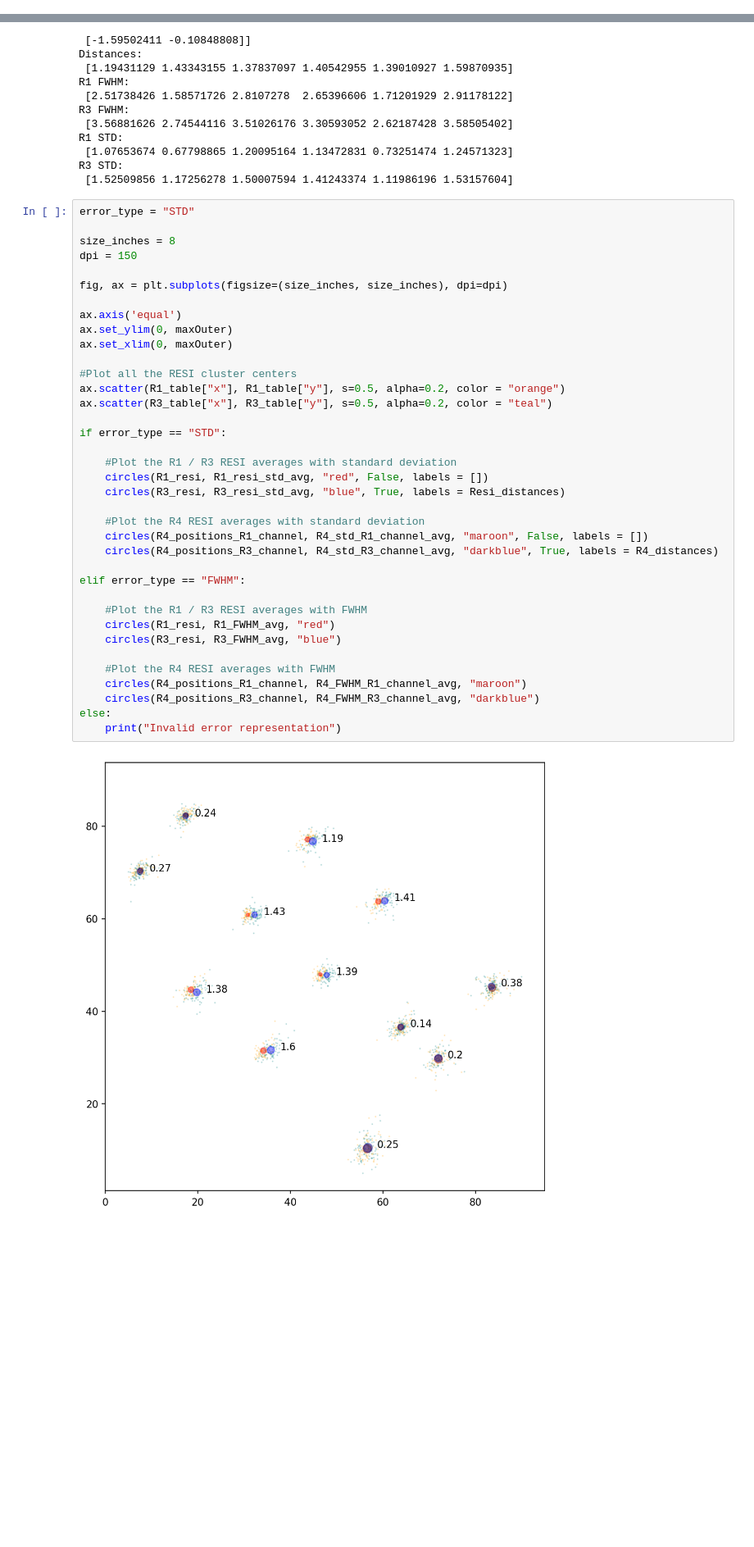
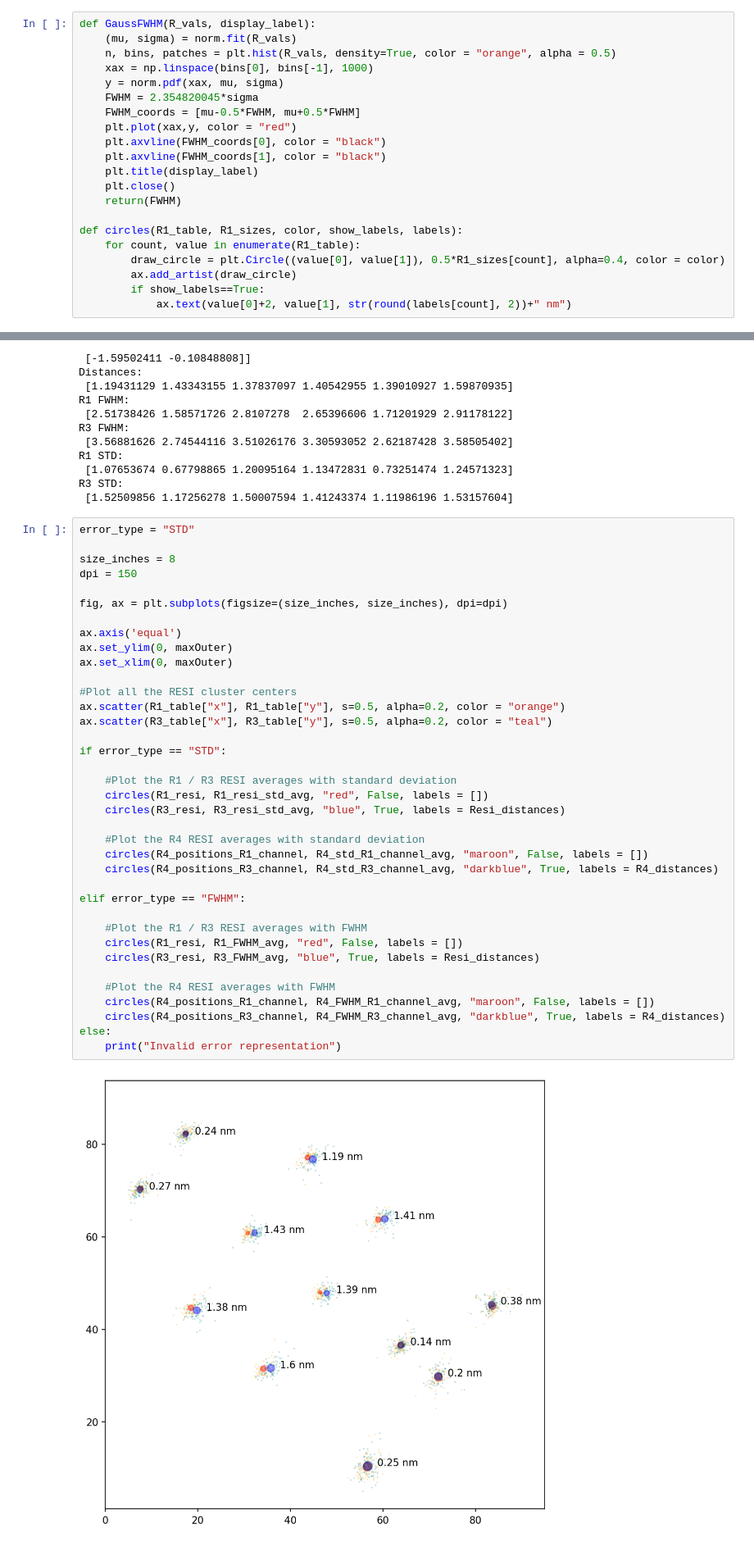
Before and after one commit to jungmannlab/resi, a Jupyter notebook: RESI_Cluster_Center_Analysis.ipynb, the cells around one changed output, grey strips where cells are left out. Shown at 82% size. Cells and saved outputs as stored; diff of their text form; blank space fills up the shorter version.

Commit message:
Update RESI_Cluster_Center_Analysis.ipynb
Added units

```diff
--- a/RESI_Cluster_Center_Analysis.ipynb
+++ b/RESI_Cluster_Center_Analysis.ipynb
@@ -31,3 +10,24 @@ def circles(R1_table, R1_sizes, color, show_labels, labels):
+# %%
+def GaussFWHM(R_vals, display_label):
+    (mu, sigma) = norm.fit(R_vals)
+    n, bins, patches = plt.hist(R_vals, density=True, color = "orange", alpha = 0.5)
+    xax = np.linspace(bins[0], bins[-1], 1000)
+    y = norm.pdf(xax, mu, sigma)
+    FWHM = 2.354820045*sigma
+    FWHM_coords = [mu-0.5*FWHM, mu+0.5*FWHM]
+    plt.plot(xax,y, color = "red")
+    plt.axvline(FWHM_coords[0], color = "black")
+    plt.axvline(FWHM_coords[1], color = "black")
+    plt.title(display_label)
+    plt.close()
+    return(FWHM)
+
+def circles(R1_table, R1_sizes, color, show_labels, labels):
+    for count, value in enumerate(R1_table):
+        draw_circle = plt.Circle((value[0], value[1]), 0.5*R1_sizes[count], alpha=0.4, color = color)
+        ax.add_artist(draw_circle)
+        if show_labels==True:
+            ax.text(value[0]+2, value[1], str(round(labels[count], 2))+" nm")
 # %%
 
 #WITHOUT DELETION: Groups 0, 1, 8, 9, 10, 11 are R4
@@ -233,35 +233,35 @@ size_inches = 8
 dpi = 150
 
 fig, ax = plt.subplots(figsize=(size_inches, size_inches), dpi=dpi)
 
 ax.axis('equal')
 ax.set_ylim(0, maxOuter)
 ax.set_xlim(0, maxOuter)
 
 #Plot all the RESI cluster centers
 ax.scatter(R1_table["x"], R1_table["y"], s=0.5, alpha=0.2, color = "orange")
 ax.scatter(R3_table["x"], R3_table["y"], s=0.5, alpha=0.2, color = "teal")
 
 if error_type == "STD":
 
     #Plot the R1 / R3 RESI averages with standard deviation
     circles(R1_resi, R1_resi_std_avg, "red", False, labels = [])
     circles(R3_resi, R3_resi_std_avg, "blue", True, labels = Resi_distances)
 
     #Plot the R4 RESI averages with standard deviation
     circles(R4_positions_R1_channel, R4_std_R1_channel_avg, "maroon", False, labels = [])
     circles(R4_positions_R3_channel, R4_std_R3_channel_avg, "darkblue", True, labels = R4_distances)
 
 elif error_type == "FWHM":
 
     #Plot the R1 / R3 RESI averages with FWHM
-    circles(R1_resi, R1_FWHM_avg, "red")
-    circles(R3_resi, R3_FWHM_avg, "blue")
+    circles(R1_resi, R1_FWHM_avg, "red", False, labels = [])
+    circles(R3_resi, R3_FWHM_avg, "blue", True, labels = Resi_distances)
 
     #Plot the R4 RESI averages with FWHM
-    circles(R4_positions_R1_channel, R4_FWHM_R1_channel_avg, "maroon")
-    circles(R4_positions_R3_channel, R4_FWHM_R3_channel_avg, "darkblue")
+    circles(R4_positions_R1_channel, R4_FWHM_R1_channel_avg, "maroon", False, labels = [])
+    circles(R4_positions_R3_channel, R4_FWHM_R3_channel_avg, "darkblue", True, labels = R4_distances)
 else:
     print("Invalid error representation")
 # %% [output]
-[figure, old version]
+[figure, new version]
```
Also changed, not shown: parts of 1 cell of this notebook.
